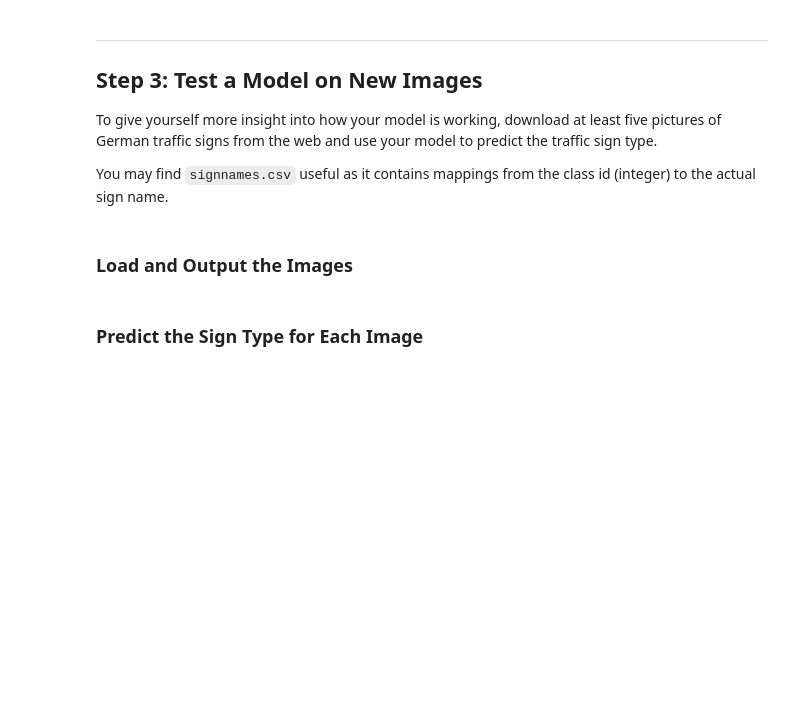
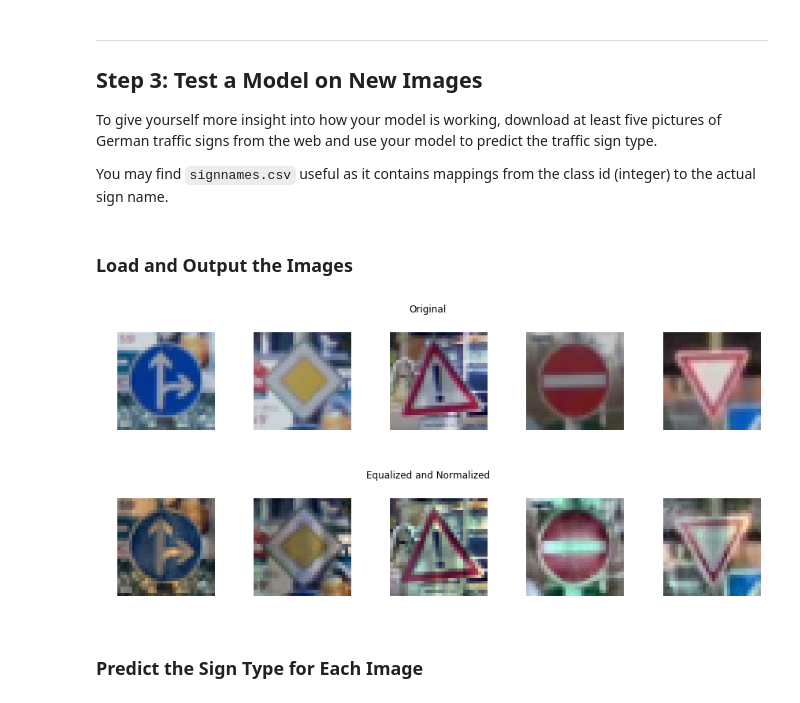
Before and after one commit to omjunior/CarND-Traffic-Sign-Classifier-Project, a Jupyter notebook: Traffic_Sign_Classifier.ipynb, the cells around one changed output. Cells and saved outputs as stored; diff of their text form; code cells hidden in the pictures; blank space fills up the shorter version.

```diff
--- a/Traffic_Sign_Classifier.ipynb
+++ b/Traffic_Sign_Classifier.ipynb
@@ -458,2 +455,40 @@ You may find `signnames.csv` useful as it contains mappings from the class id (i
+# %%
+# examples from google maps
+
+import glob
+
+paths = glob.glob("./new_images/*.png")
+size = len(paths)
+
+X_new = np.zeros((size,32,32,3), dtype=np.uint8)
+for i, img_p in enumerate(paths):
+    img=cv2.imread(img_p, cv2.IMREAD_COLOR)
+    b,g,r = cv2.split(img)
+    img = cv2.merge([r,g,b])
+    X_new[i]=img
+
+# Golden predictions
+y_new = [36, 12, 18, 17, 13]
+
+plt.figure(figsize=(15,5))
+for i in range (0, size):
+    plt.subplot(2, 5, i+1)
+    plt.axis('off')
+    plt.imshow(X_new[i])
+plt.suptitle('Original')
+plt.show()
+
+X_new = Normalize(EqualizeAll(X_new))
+
+plt.figure(figsize=(15,5))
+for i in range (0, size):
+    plt.subplot(2, 5, i+1)
+    plt.axis('off')
+    plt.imshow(GetImageBack(X_new[i]))
+plt.suptitle('Equalized and Normalized')
+plt.show()
+# %% [output]
+[figure, added]
+[figure, added]
 # %% [markdown]
 ### Predict the Sign Type for Each Image
```
Also changed, not shown: parts of 12 cells of this notebook, 5 other files.
